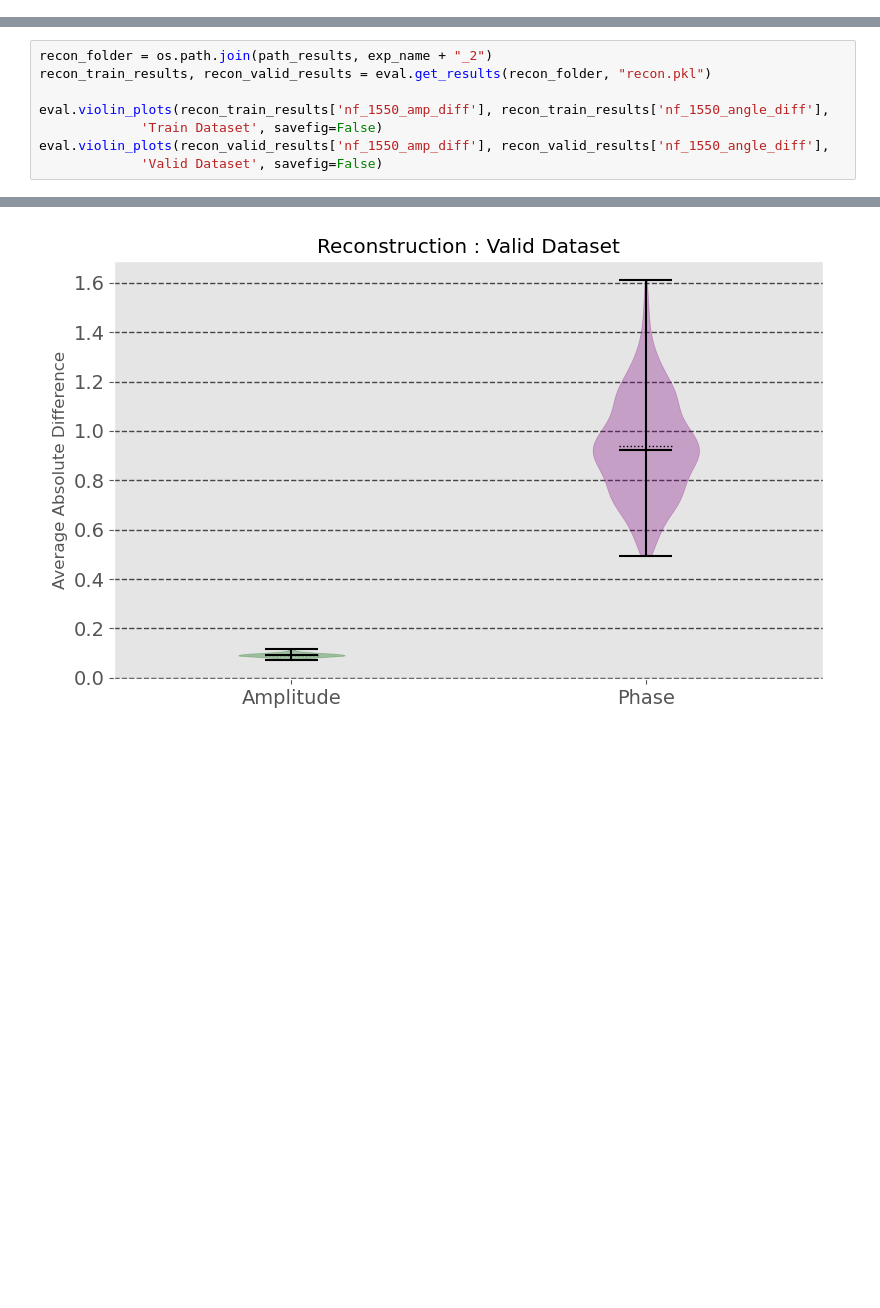
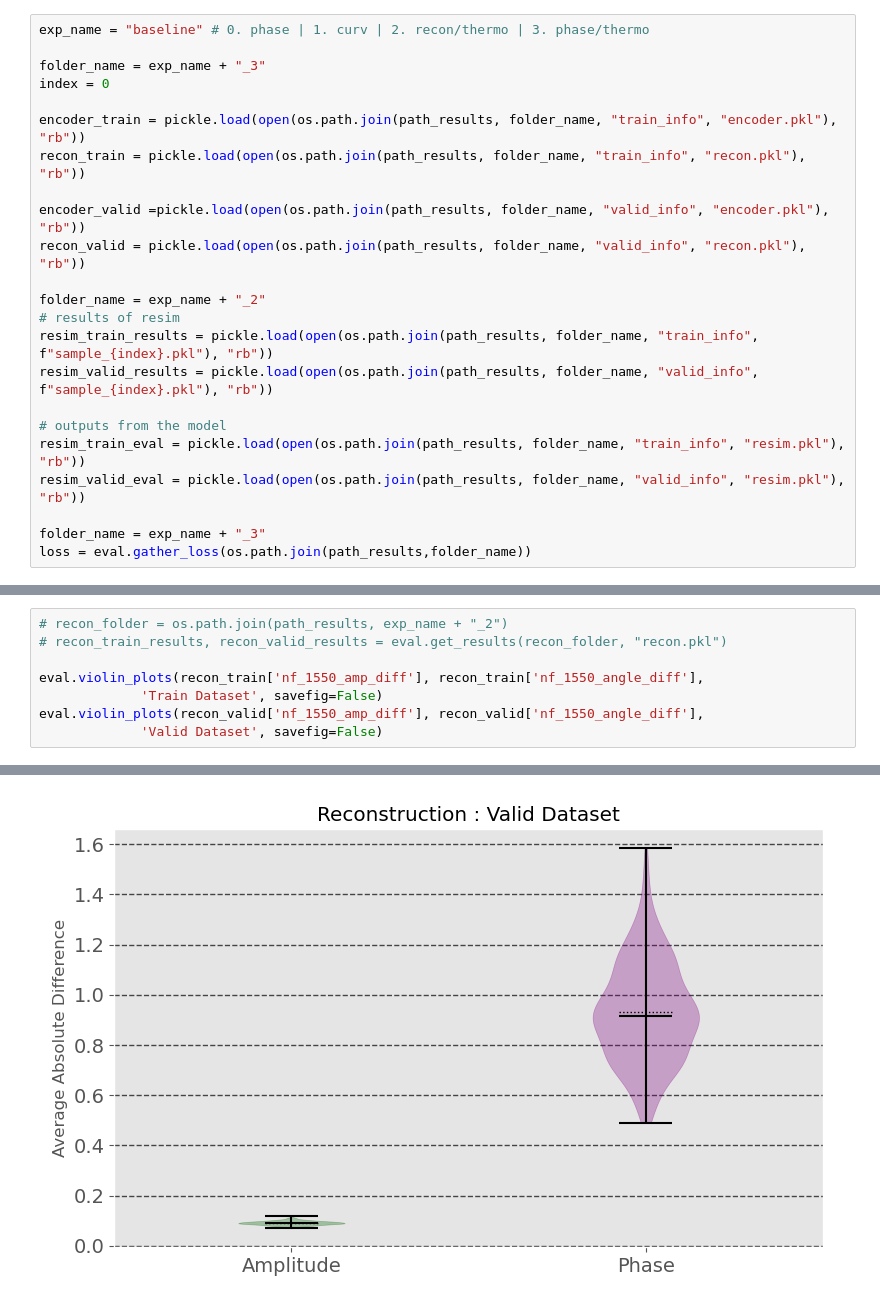
Before and after one commit to Kovaleski-Research-Lab/Surrogate_Model, a Jupyter notebook: src/evaluation/other_metrics.ipynb, the cells around one changed output, grey strips where cells are left out. Saved outputs shown, nothing was run; the diff lists cells and outputs as text; blank space fills up the shorter version.

```diff
--- a/src/evaluation/other_metrics.ipynb
+++ b/src/evaluation/other_metrics.ipynb
@@ -73,0 +15,23 @@ dict_keys(['nf_2881_amp_diff', 'nf_2881_angle_diff', 'nf_1650_amp_diff', 'nf_165
+# %%
+exp_name = "baseline" # 0. phase | 1. curv | 2. recon/thermo | 3. phase/thermo
+
+folder_name = exp_name + "_3"
+index = 0
+
+encoder_train = pickle.load(open(os.path.join(path_results, folder_name, "train_info", "encoder.pkl"), "rb"))
+recon_train = pickle.load(open(os.path.join(path_results, folder_name, "train_info", "recon.pkl"), "rb"))
+
+encoder_valid =pickle.load(open(os.path.join(path_results, folder_name, "valid_info", "encoder.pkl"), "rb"))
+recon_valid = pickle.load(open(os.path.join(path_results, folder_name, "valid_info", "recon.pkl"), "rb"))
+
+folder_name = exp_name + "_2"
+# results of resim
+resim_train_results = pickle.load(open(os.path.join(path_results, folder_name, "train_info", f"sample_{index}.pkl"), "rb"))
+resim_valid_results = pickle.load(open(os.path.join(path_results, folder_name, "valid_info", f"sample_{index}.pkl"), "rb"))
+
+# outputs from the model
+resim_train_eval = pickle.load(open(os.path.join(path_results, folder_name, "train_info", "resim.pkl"), "rb"))
+resim_valid_eval = pickle.load(open(os.path.join(path_results, folder_name, "valid_info", "resim.pkl"), "rb"))
+
+folder_name = exp_name + "_3"
+loss = eval.gather_loss(os.path.join(path_results,folder_name))
@@ -84,11 +99,11 @@ eval.violin_plots(recon_valid_results['nf_1550_amp_diff'], recon_valid_results['
 # %%
-recon_folder = os.path.join(path_results, exp_name + "_2")
-recon_train_results, recon_valid_results = eval.get_results(recon_folder, "recon.pkl")
+# recon_folder = os.path.join(path_results, exp_name + "_2")
+# recon_train_results, recon_valid_results = eval.get_results(recon_folder, "recon.pkl")
 
-eval.violin_plots(recon_train_results['nf_1550_amp_diff'], recon_train_results['nf_1550_angle_diff'],
+eval.violin_plots(recon_train['nf_1550_amp_diff'], recon_train['nf_1550_angle_diff'],
              'Train Dataset', savefig=False)
-eval.violin_plots(recon_valid_results['nf_1550_amp_diff'], recon_valid_results['nf_1550_angle_diff'],
+eval.violin_plots(recon_valid['nf_1550_amp_diff'], recon_valid['nf_1550_angle_diff'],
              'Valid Dataset', savefig=False)
 # %% [output]
 [figure]
-[figure, old version]
+[figure, new version]
```
Also changed, not shown: parts of 14 cells of this notebook, 2 other files.
